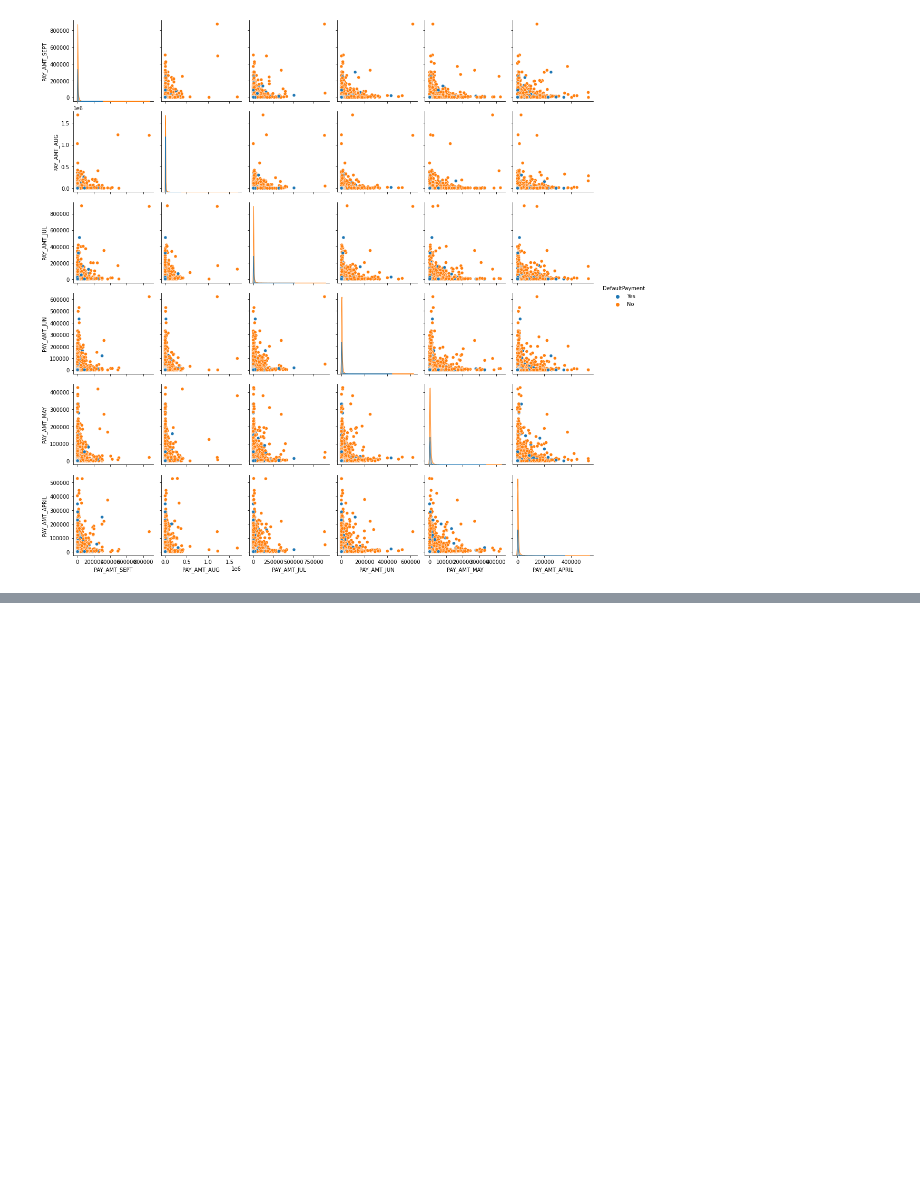
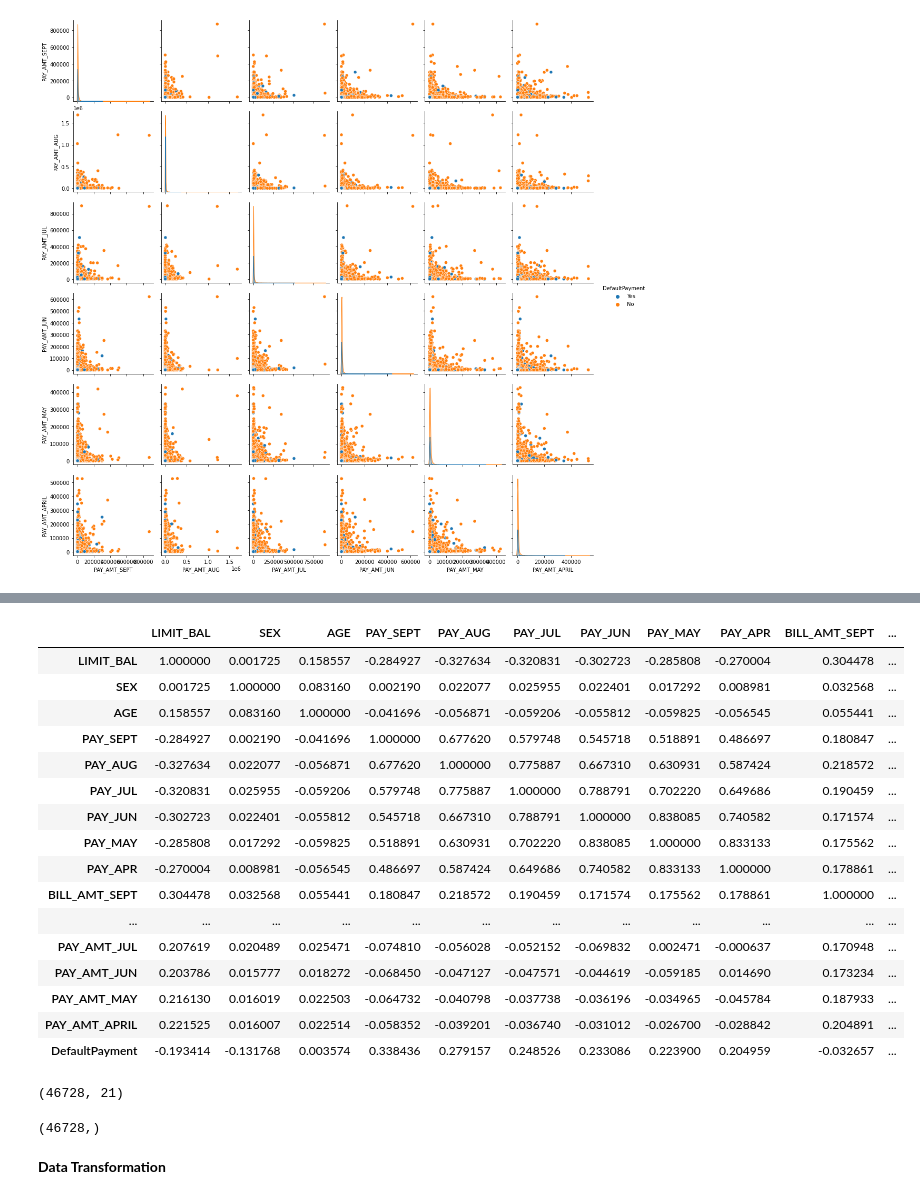
Before and after one commit to Yashwati-patel/Credit-Card-Default-Prediction, a Jupyter notebook: Final_Notebbok_of__Credit_Card_Default_Prediction.ipynb, the cells around one changed output, grey strips where cells are left out. Saved outputs shown, nothing was run; the diff lists cells and outputs as text; code cells hidden in the pictures; blank space fills up the shorter version.

```diff
--- a/Final_Notebbok_of__Credit_Card_Default_Prediction.ipynb
+++ b/Final_Notebbok_of__Credit_Card_Default_Prediction.ipynb
@@ -371,0 +442,3 @@ sns.pairplot(data = DF_Paid_Amt, hue='DefaultPayment')
+# %%
+# Removing feature ID
+Balanced_Df.drop('ID',axis = 1, inplace = True)
@@ -371,0 +456,25 @@ sns.pairplot(data = DF_Paid_Amt, hue='DefaultPayment')
+# %%
+# Display upto 200 columns and rows at once
+pd.set_option('Display.max_columns', 200)
+pd.set_option('Display.max_rows', 200)
+# %%
+#  Find Correlation
+Balanced_Df.corr()
+# %% [output]
+|  | LIMIT_BAL | SEX | AGE | PAY_SEPT | PAY_AUG | PAY_JUL | PAY_JUN | PAY_MAY | PAY_APR | BILL_AMT_SEPT | ... |
+| LIMIT_BAL | 1.000000 | 0.001725 | 0.158557 | -0.284927 | -0.327634 | -0.320831 | -0.302723 | -0.285808 | -0.270004 | 0.304478 | ... |
+| SEX | 0.001725 | 1.000000 | 0.083160 | 0.002190 | 0.022077 | 0.025955 | 0.022401 | 0.017292 | 0.008981 | 0.032568 | ... |
+| AGE | 0.158557 | 0.083160 | 1.000000 | -0.041696 | -0.056871 | -0.059206 | -0.055812 | -0.059825 | -0.056545 | 0.055441 | ... |
+| PAY_SEPT | -0.284927 | 0.002190 | -0.041696 | 1.000000 | 0.677620 | 0.579748 | 0.545718 | 0.518891 | 0.486697 | 0.180847 | ... |
+| PAY_AUG | -0.327634 | 0.022077 | -0.056871 | 0.677620 | 1.000000 | 0.775887 | 0.667310 | 0.630931 | 0.587424 | 0.218572 | ... |
+| PAY_JUL | -0.320831 | 0.025955 | -0.059206 | 0.579748 | 0.775887 | 1.000000 | 0.788791 | 0.702220 | 0.649686 | 0.190459 | ... |
+| PAY_JUN | -0.302723 | 0.022401 | -0.055812 | 0.545718 | 0.667310 | 0.788791 | 1.000000 | 0.838085 | 0.740582 | 0.171574 | ... |
+| PAY_MAY | -0.285808 | 0.017292 | -0.059825 | 0.518891 | 0.630931 | 0.702220 | 0.838085 | 1.000000 | 0.833133 | 0.175562 | ... |
+| PAY_APR | -0.270004 | 0.008981 | -0.056545 | 0.486697 | 0.587424 | 0.649686 | 0.740582 | 0.833133 | 1.000000 | 0.178861 | ... |
+| BILL_AMT_SEPT | 0.304478 | 0.032568 | 0.055441 | 0.180847 | 0.218572 | 0.190459 | 0.171574 | 0.175562 | 0.178861 | 1.000000 | ... |
+| ... | ... | ... | ... | ... | ... | ... | ... | ... | ... | ... | ... |
+| PAY_AMT_JUL | 0.207619 | 0.020489 | 0.025471 | -0.074810 | -0.056028 | -0.052152 | -0.069832 | 0.002471 | -0.000637 | 0.170948 | ... |
+| PAY_AMT_JUN | 0.203786 | 0.015777 | 0.018272 | -0.068450 | -0.047127 | -0.047571 | -0.044619 | -0.059185 | 0.014690 | 0.173234 | ... |
+| PAY_AMT_MAY | 0.216130 | 0.016019 | 0.022503 | -0.064732 | -0.040798 | -0.037738 | -0.036196 | -0.034965 | -0.045784 | 0.187933 | ... |
+| PAY_AMT_APRIL | 0.221525 | 0.016007 | 0.022514 | -0.058352 | -0.039201 | -0.036740 | -0.031012 | -0.026700 | -0.028842 | 0.204891 | ... |
+| DefaultPayment | -0.193414 | -0.131768 | 0.003574 | 0.338436 | 0.279157 | 0.248526 | 0.233086 | 0.223900 | 0.204959 | -0.032657 | ... |
@@ -371,0 +485,10 @@ sns.pairplot(data = DF_Paid_Amt, hue='DefaultPayment')
+# %%
+X.shape
+# %% [output]
+(46728, 21)
+# %%
+y.shape
+# %% [output]
+(46728,)
+# %% [markdown]
+**Data Transformation**
```
Also changed, not shown: parts of 46 cells of this notebook.
